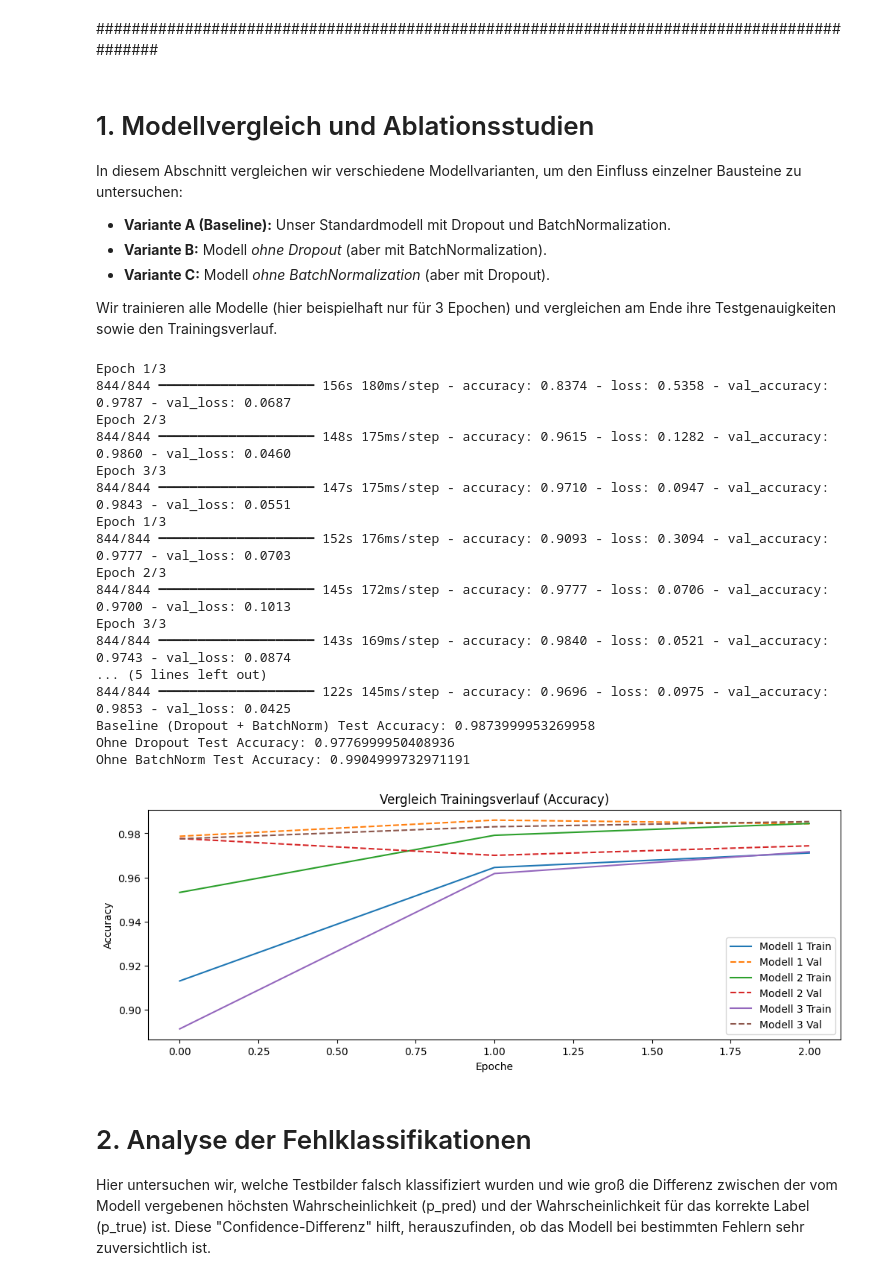
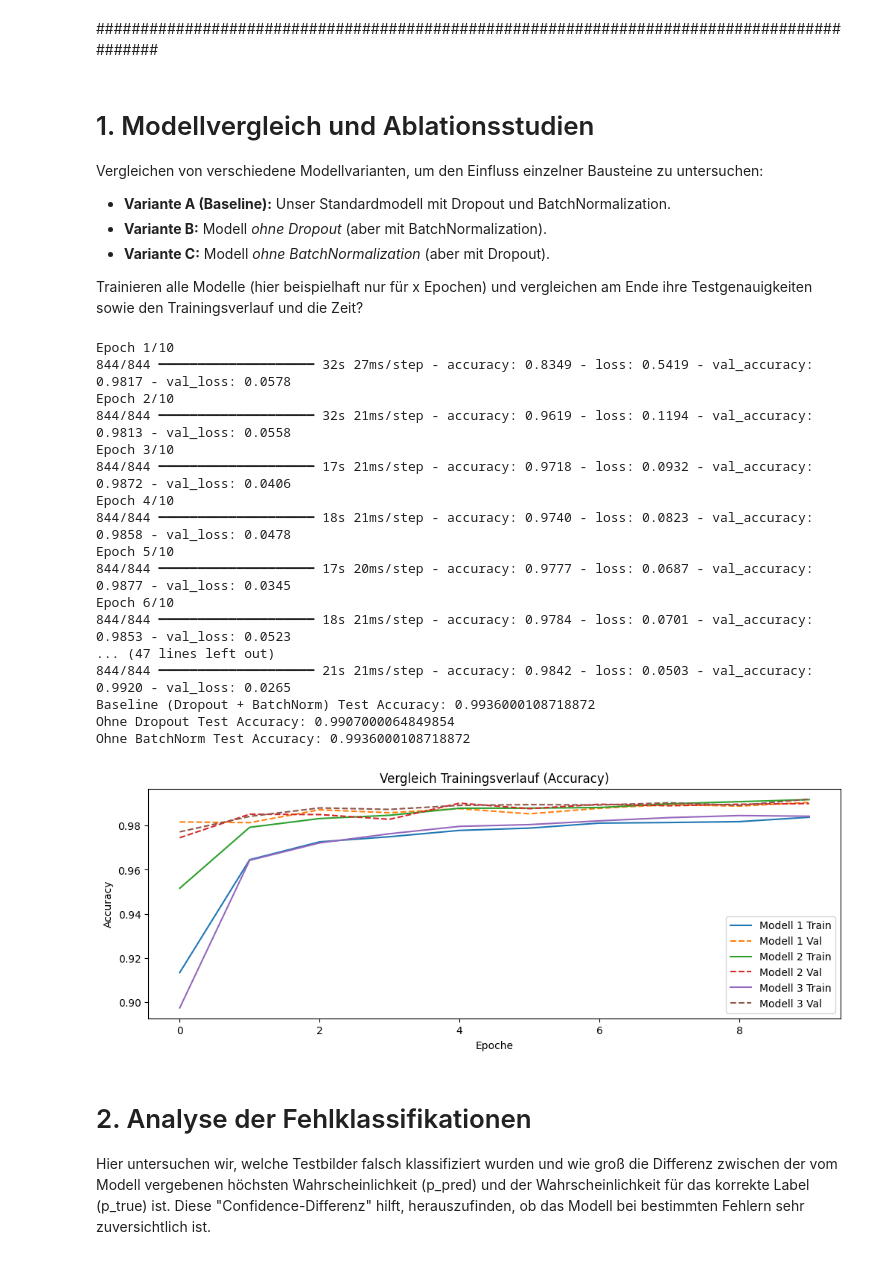
Before and after one commit to ELBE223/CNN_MNIST, a Jupyter notebook: CNN_MNIST_KI.ipynb, the cells around one changed output. Drawn from its saved outputs; the diff is of its cells as text; code cells hidden in the pictures.

```diff
--- a/CNN_MNIST_KI.ipynb
+++ b/CNN_MNIST_KI.ipynb
@@ -510,12 +469,13 @@ Epoch 10/10
 # %% [markdown]
 # 1. Modellvergleich und Ablationsstudien
 
-In diesem Abschnitt vergleichen wir verschiedene Modellvarianten, um den Einfluss einzelner Bausteine zu untersuchen:
+Vergleichen von verschiedene Modellvarianten, um den Einfluss einzelner Bausteine zu untersuchen:
+
 - **Variante A (Baseline):** Unser Standardmodell mit Dropout und BatchNormalization.
 - **Variante B:** Modell *ohne Dropout* (aber mit BatchNormalization).
 - **Variante C:** Modell *ohne BatchNormalization* (aber mit Dropout).
 
-Wir trainieren alle Modelle (hier beispielhaft nur für 3 Epochen) und vergleichen am Ende ihre Testgenauigkeiten sowie den Trainingsverlauf.
+Trainieren alle Modelle (hier beispielhaft nur für x Epochen) und vergleichen am Ende ihre Testgenauigkeiten sowie den Trainingsverlauf und die Zeit?
 # %%
 def build_model_variant(dropout=True, batchnorm=True):
     layers = []
@@ -545,8 +505,8 @@ def build_model_variant(dropout=True, batchnorm=True):
     layers.append(Dense(10, activation='softmax'))
     return Sequential(layers)
 
-# Trainingsparameter (hier für schnellen Vergleich: 3 Epochen)
-EPOCHS_COMPARE = 3
+# Trainingsparameter
+EPOCHS_COMPARE = 10
 
 # Baseline-Modell
 model_A = build_model_variant(dropout=True, batchnorm=True)
@@ -560,51 +520,51 @@ test_loss_A, test_acc_A = model_A.evaluate(test_generator, verbose=0)
 model_B = build_model_variant(dropout=False, batchnorm=True)
 model_B.compile(optimizer=Adam(learning_rate=LEARNING_RATE),
                  loss='sparse_categorical_crossentropy',
                  metrics=['accuracy'])
 history_B = model_B.fit(train_generator, epochs=EPOCHS_COMPARE, validation_data=val_generator, verbose=1)
 test_loss_B, test_acc_B = model_B.evaluate(test_generator, verbose=0)
 
 # Modell ohne BatchNormalization
 model_C = build_model_variant(dropout=True, batchnorm=False)
 model_C.compile(optimizer=Adam(learning_rate=LEARNING_RATE),
                  loss='sparse_categorical_crossentropy',
                  metrics=['accuracy'])
 history_C = model_C.fit(train_generator, epochs=EPOCHS_COMPARE, validation_data=val_generator, verbose=1)
 test_loss_C, test_acc_C = model_C.evaluate(test_generator, verbose=0)
 
 print("Baseline (Dropout + BatchNorm) Test Accuracy:", test_acc_A)
 print("Ohne Dropout Test Accuracy:", test_acc_B)
 print("Ohne BatchNorm Test Accuracy:", test_acc_C)
 
 # Optional: Plotten der Trainingsverläufe der drei Modelle
 plt.figure(figsize=(12,4))
 for i, history in enumerate([history_A, history_B, history_C], start=1):
     plt.plot(history.history['accuracy'], label=f'Modell {i} Train')
     plt.plot(history.history['val_accuracy'], label=f'Modell {i} Val', linestyle='--')
 plt.title("Vergleich Trainingsverlauf (Accuracy)")
 plt.xlabel("Epoche")
 plt.ylabel("Accuracy")
 plt.legend()
 plt.show()
 # %% [output]
-Epoch 1/3
-844/844 ━━━━━━━━━━━━━━━━━━━━ 156s 180ms/step - accuracy: 0.8374 - loss: 0.5358 - val_accuracy: 0.9787 - val_loss: 0.0687
-Epoch 2/3
-844/844 ━━━━━━━━━━━━━━━━━━━━ 148s 175ms/step - accuracy: 0.9615 - loss: 0.1282 - val_accuracy: 0.9860 - val_loss: 0.0460
-Epoch 3/3
-844/844 ━━━━━━━━━━━━━━━━━━━━ 147s 175ms/step - accuracy: 0.9710 - loss: 0.0947 - val_accuracy: 0.9843 - val_loss: 0.0551
-Epoch 1/3
-844/844 ━━━━━━━━━━━━━━━━━━━━ 152s 176ms/step - accuracy: 0.9093 - loss: 0.3094 - val_accuracy: 0.9777 - val_loss: 0.0703
-Epoch 2/3
-844/844 ━━━━━━━━━━━━━━━━━━━━ 145s 172ms/step - accuracy: 0.9777 - loss: 0.0706 - val_accuracy: 0.9700 - val_loss: 0.1013
-Epoch 3/3
-844/844 ━━━━━━━━━━━━━━━━━━━━ 143s 169ms/step - accuracy: 0.9840 - loss: 0.0521 - val_accuracy: 0.9743 - val_loss: 0.0874
-... (5 lines left out)
-844/844 ━━━━━━━━━━━━━━━━━━━━ 122s 145ms/step - accuracy: 0.9696 - loss: 0.0975 - val_accuracy: 0.9853 - val_loss: 0.0425
-Baseline (Dropout + BatchNorm) Test Accuracy: 0.9873999953269958
-Ohne Dropout Test Accuracy: 0.9776999950408936
-Ohne BatchNorm Test Accuracy: 0.9904999732971191
+Epoch 1/10
+844/844 ━━━━━━━━━━━━━━━━━━━━ 32s 27ms/step - accuracy: 0.8349 - loss: 0.5419 - val_accuracy: 0.9817 - val_loss: 0.0578
+Epoch 2/10
+844/844 ━━━━━━━━━━━━━━━━━━━━ 32s 21ms/step - accuracy: 0.9619 - loss: 0.1194 - val_accuracy: 0.9813 - val_loss: 0.0558
+Epoch 3/10
+844/844 ━━━━━━━━━━━━━━━━━━━━ 17s 21ms/step - accuracy: 0.9718 - loss: 0.0932 - val_accuracy: 0.9872 - val_loss: 0.0406
+Epoch 4/10
+844/844 ━━━━━━━━━━━━━━━━━━━━ 18s 21ms/step - accuracy: 0.9740 - loss: 0.0823 - val_accuracy: 0.9858 - val_loss: 0.0478
+Epoch 5/10
+844/844 ━━━━━━━━━━━━━━━━━━━━ 17s 20ms/step - accuracy: 0.9777 - loss: 0.0687 - val_accuracy: 0.9877 - val_loss: 0.0345
+Epoch 6/10
+844/844 ━━━━━━━━━━━━━━━━━━━━ 18s 21ms/step - accuracy: 0.9784 - loss: 0.0701 - val_accuracy: 0.9853 - val_loss: 0.0523
+... (47 lines left out)
+844/844 ━━━━━━━━━━━━━━━━━━━━ 21s 21ms/step - accuracy: 0.9842 - loss: 0.0503 - val_accuracy: 0.9920 - val_loss: 0.0265
+Baseline (Dropout + BatchNorm) Test Accuracy: 0.9936000108718872
+Ohne Dropout Test Accuracy: 0.9907000064849854
+Ohne BatchNorm Test Accuracy: 0.9936000108718872
-[figure, old version]
+[figure, new version]
 # %% [markdown]
 # 2. Analyse der Fehlklassifikationen
 
```
Also changed, not shown: parts of 9 cells of this notebook.
